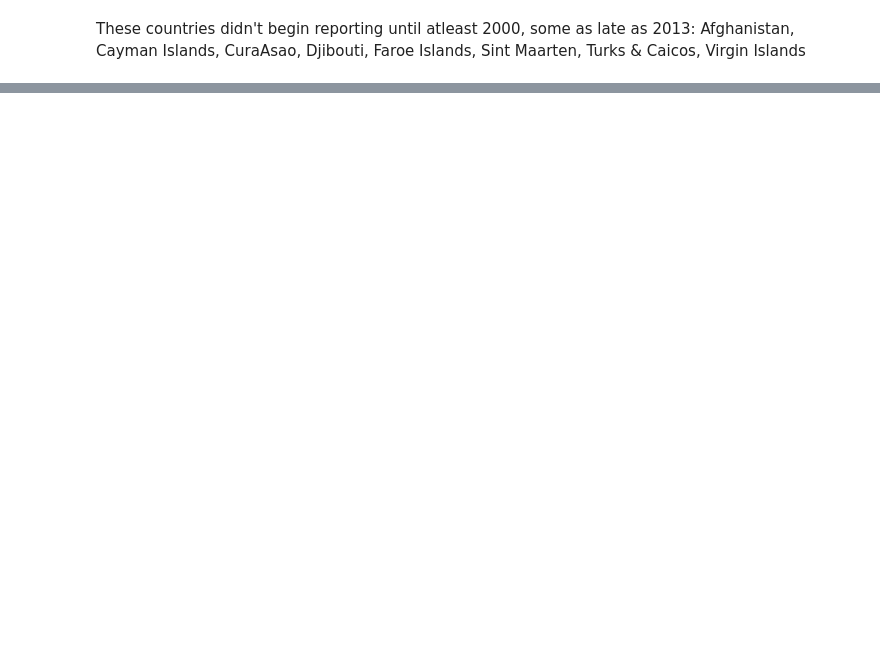
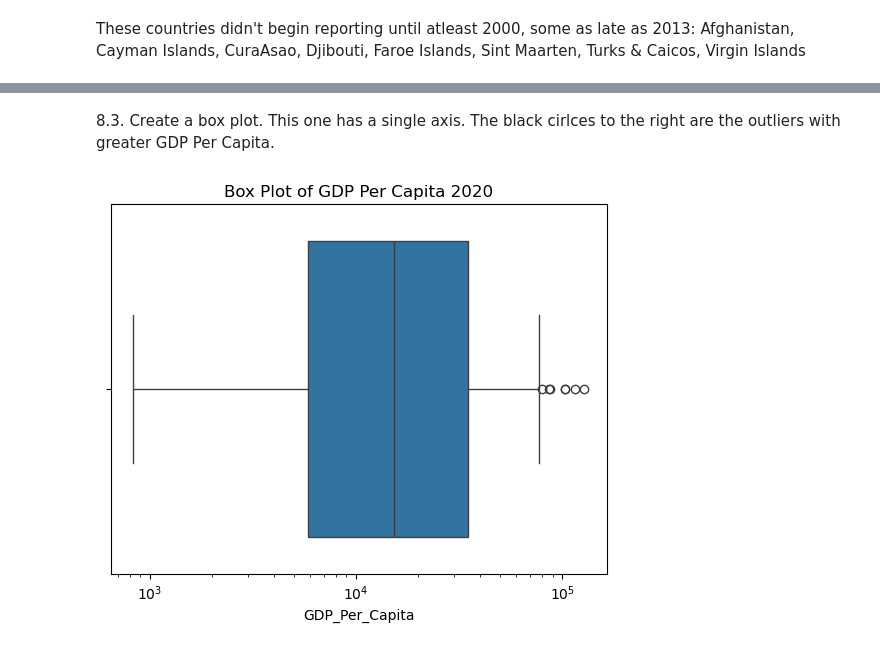
Before and after one commit to NSS-Data-Analytics-Cohort-16/da16-python-gdp-and-internet-use-analysis-DSVaughan266, a Jupyter notebook: notebooks/internet_data.ipynb, the cells around one changed output, grey strips where cells are left out. Saved outputs shown, nothing was run; the diff lists cells and outputs as text; code cells hidden in the pictures; blank space fills up the shorter version.

```diff
--- a/notebooks/internet_data.ipynb
+++ b/notebooks/internet_data.ipynb
@@ -196,0 +226,10 @@ Afghanistan, Cayman Islands, CuraAsao, Djibouti, Faroe Islands, Sint Maarten, Tu
+# %% [markdown]
+8.3. Create a box plot.
+This one has a single axis. The black cirlces to the right are the outliers with greater GDP Per Capita.
+# %%
+sns.boxplot(x=gdp_2020["GDP_Per_Capita"])
+plt.xscale("log")
+plt.title("Box Plot of GDP Per Capita 2020")
+plt.show()
+# %% [output]
+[figure, added]
```
Also changed, not shown: parts of 69 cells of this notebook.
